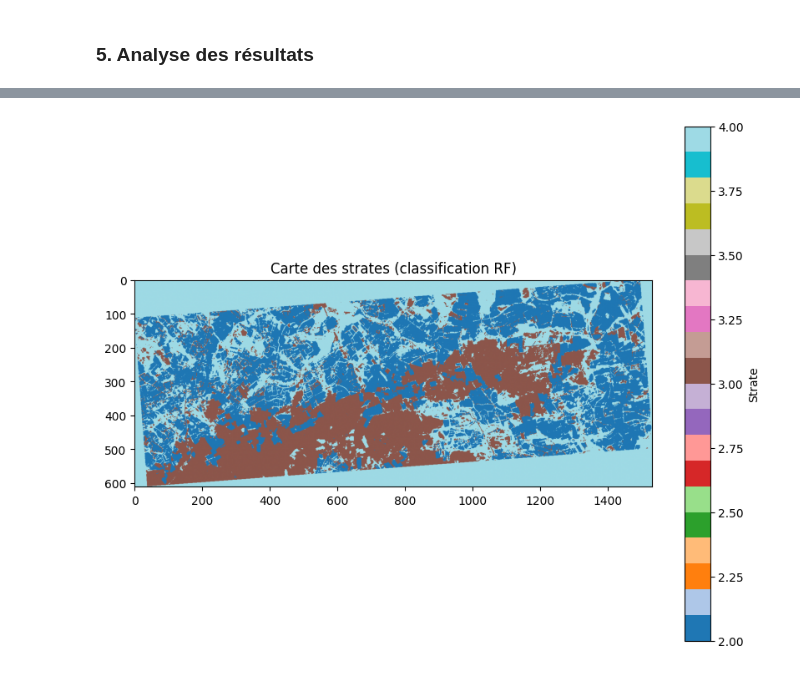
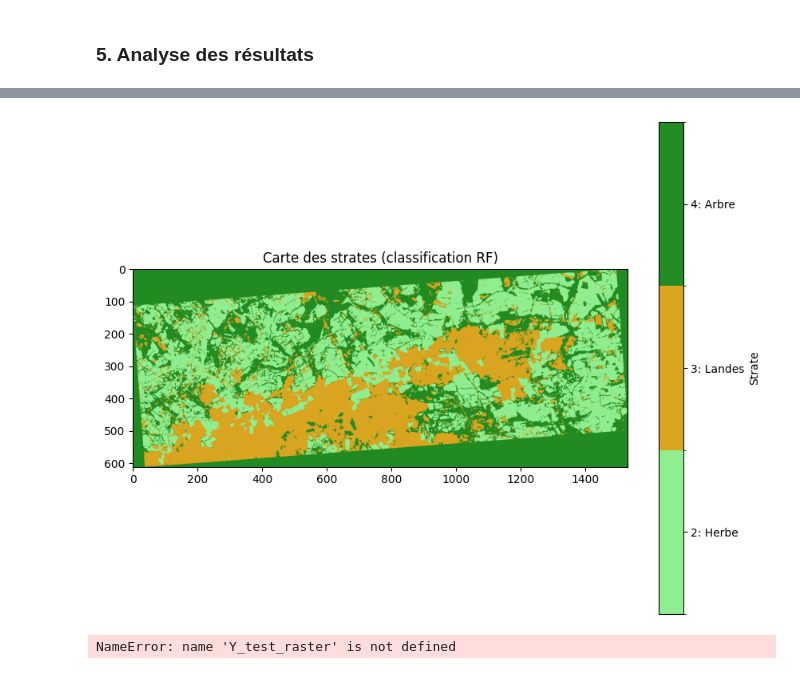
Before and after one commit to marion-billy/projet_telea_landes, a Jupyter notebook: projet_telea_BILLY_MARION.ipynb, the cells around one changed output, grey strips where cells are left out. Saved outputs shown, nothing was run; the diff lists cells and outputs as text; code cells hidden in the pictures.

```diff
--- a/projet_telea_BILLY_MARION.ipynb
+++ b/projet_telea_BILLY_MARION.ipynb
@@ -786,8 +778,47 @@ error_map = np.zeros_like(y_pred_raster, dtype=np.uint8)
 # %%
+from matplotlib.colors import ListedColormap, BoundaryNorm
+
+# Classes discrètes
+classes = [2, 3, 4]
+
+# Couleurs correspondantes
+colors = ['lightgreen', 'goldenrod', 'forestgreen']
+
+# Créer colormap et normalisation pour classes discrètes
+cmap = ListedColormap(colors)
+norm = BoundaryNorm([1.5, 2.5, 3.5, 4.5], cmap.N)  # bornes pour 2,3,4
+
 plt.figure(figsize=(10,8))
-plt.imshow(y_pred_raster, cmap='tab20')
-plt.colorbar(label='Strate')
+im = plt.imshow(y_pred_raster, cmap=cmap, norm=norm)
+cbar = plt.colorbar(im, ticks=classes)
+cbar.set_label('Strate')
+cbar.ax.set_yticklabels(['2: Herbe', '3: Landes', '4: Arbre'])  # optionnel : nom des classes
 plt.title("Carte des strates (classification RF)")
 plt.show()
 # %% [output]
-[figure, old version]
+[figure, new version]
+# %%
+import numpy as np
+import matplotlib.pyplot as plt
+
+# Y_test_raster : raster des vraies classes (0 = NoData)
+# y_pred_raster : raster des prédictions
+
+# créer la carte d'erreur binaire
+error_map = np.zeros_like(y_pred_raster, dtype=np.uint8)
+
+# on ne teste que les pixels valides (non NoData)
+valid_mask = Y_test_raster != 0
+
+# correct = 1, erreur = 0
+error_map[valid_mask] = (y_pred_raster[valid_mask] == Y_test_raster[valid_mask]).astype(np.uint8)
+
+# afficher
+plt.figure(figsize=(10,8))
+cmap = plt.cm.gray  # 0 = noir (erreur), 1 = blanc (correct)
+plt.imshow(error_map, cmap=cmap)
+plt.colorbar(label='1 = correct, 0 = erreur')
+plt.title("Carte d'erreur binaire")
+plt.show()
+# %% [output]
+NameError: name 'Y_test_raster' is not defined
```
Also changed, not shown: parts of 3 cells of this notebook.
